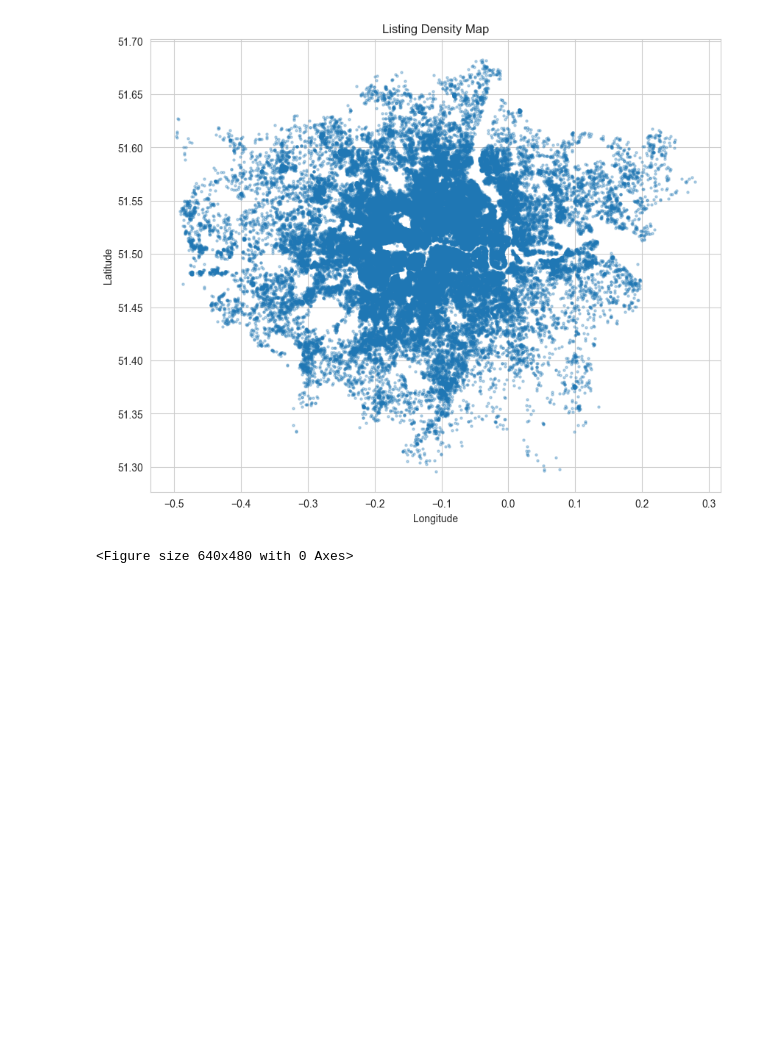
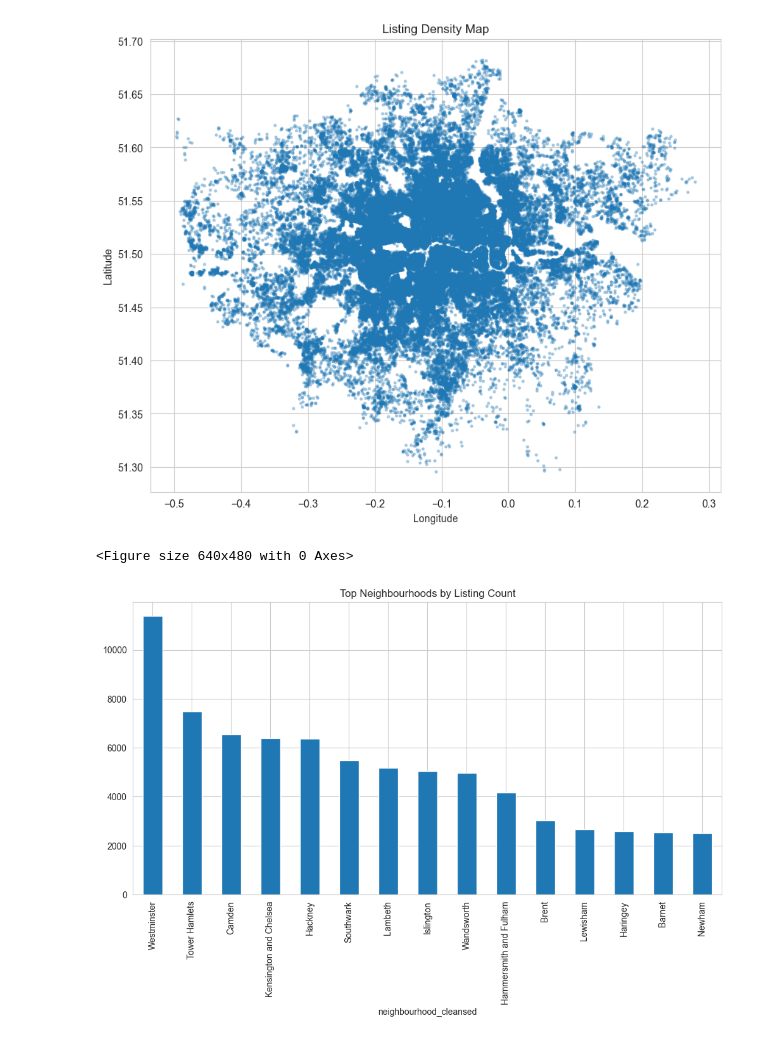
Before and after one commit to FathimaNafra/airbnb-data-engineering-project, a Jupyter notebook: notebooks/eda.ipynb, the cells around one changed output. Saved outputs shown, nothing was run; the diff lists cells and outputs as text; code cells hidden in the pictures; blank space fills up the shorter version.

Commit message:
Analyze neighbourhood listing density

```diff
--- a/notebooks/eda.ipynb
+++ b/notebooks/eda.ipynb
@@ -178,3 +178,29 @@ plt.savefig(
 )
 # %% [output]
 <Figure size 640x480 with 0 Axes>
+# %%
+#Neighbourhood Listing Density
+density = (
+    master.groupby(
+        "neighbourhood_cleansed"
+    )
+    .size()
+    .sort_values(
+        ascending=False
+    )
+    .head(15)
+)
+
+plt.figure(figsize=(12,6))
+
+density.plot(
+    kind="bar"
+)
+
+plt.title(
+    "Top Neighbourhoods by Listing Count"
+)
+
+plt.show()
+# %% [output]
+[figure, added]
```
